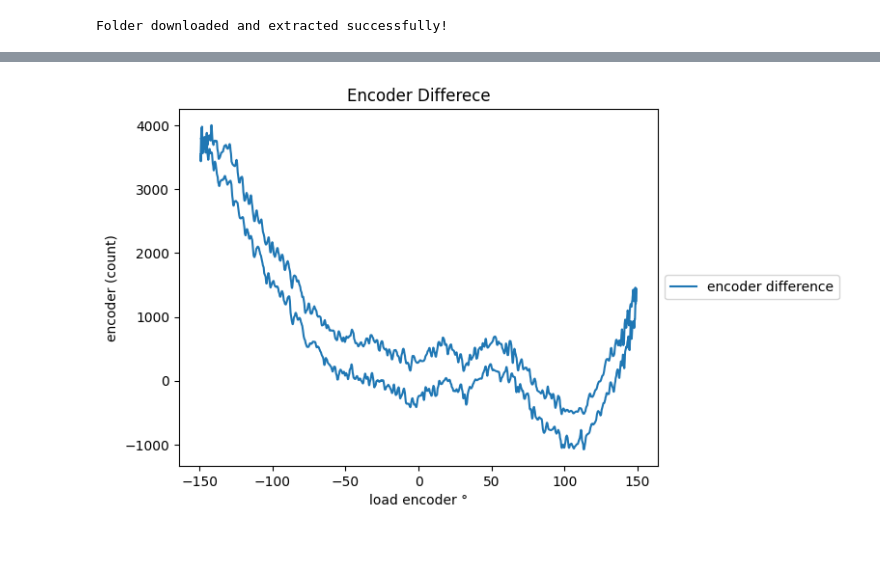
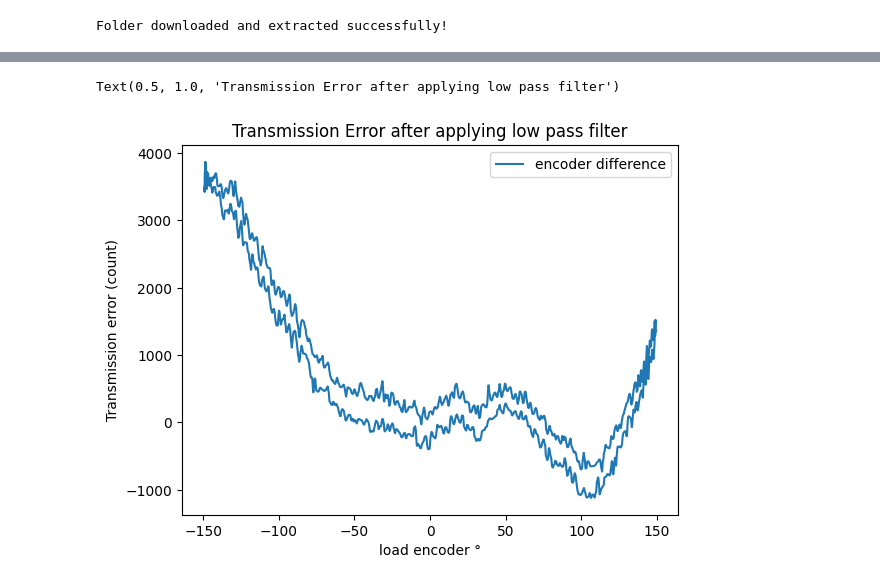
Before and after one commit to allwinlucious/MasterThesis, a Jupyter notebook: 3.1_Analytical_Method.ipynb, the cells around one changed output, grey strips where cells are left out. Saved outputs shown, nothing was run; the diff lists cells and outputs as text; code cells hidden in the pictures; blank space fills up the shorter version.

```diff
--- a/3.1_Analytical_Method.ipynb
+++ b/3.1_Analytical_Method.ipynb
@@ -34,13 +47,13 @@ plt.show()
 # %%
 #apply low pass filter
 for key in data:
     data[key]= filter(data[key],50)
 
 plt.plot(data[sample].encoder_loadinc_3*count_to_deg,data[sample].filtered_motor_enc/gear_ratio - data[sample].filtered_load_enc,label ='encoder difference')
-plt.ylabel('encoder (count)')
+plt.ylabel('Transmission error (count)')
 plt.xlabel('load encoder °')
-plt.legend(loc='center left', bbox_to_anchor=(1, 0.5))
-plt.title("Encoder Differece")
-plt.show()
+plt.legend(loc='upper right')
+plt.title("Transmission Error after applying low pass filter")
 # %% [output]
+Text(0.5, 1.0, 'Transmission Error after applying low pass filter')
-[figure, old version]
+[figure, new version]
```
Also changed, not shown: parts of 15 cells of this notebook, 3 other files.
